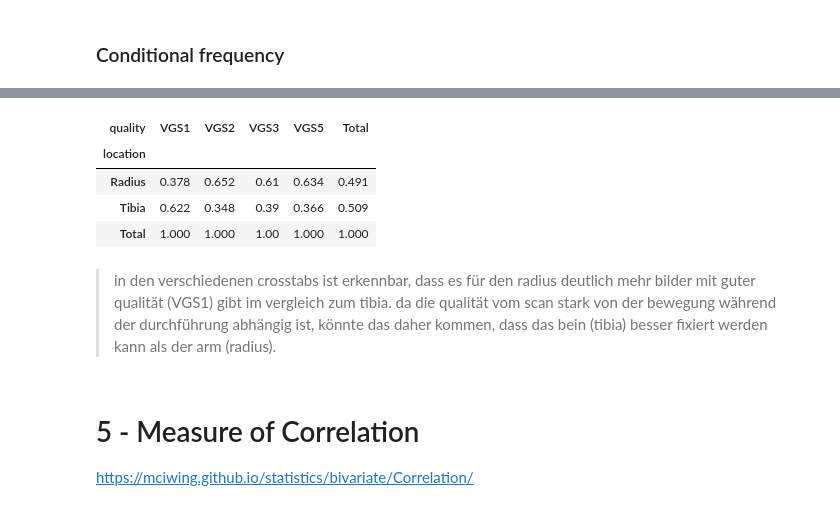
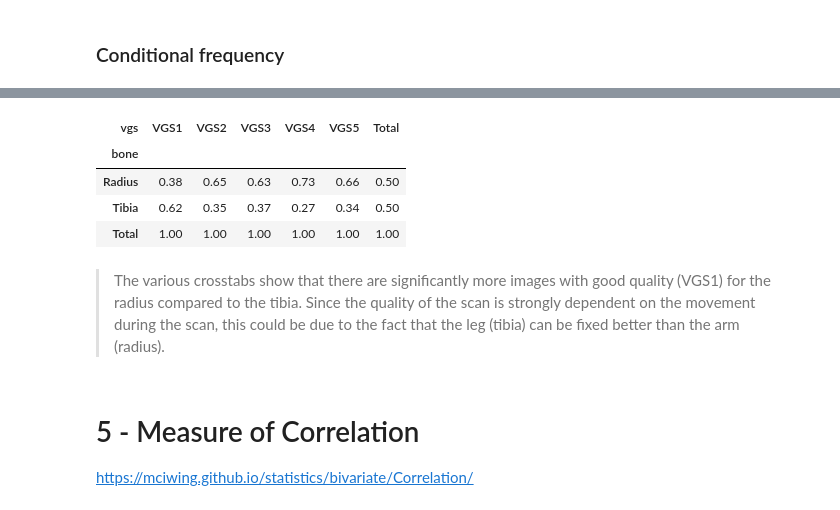
Before and after one commit to ThoAus/WING_Statistics, a Jupyter notebook: 90_project_statistics.ipynb, the cells around one changed output, grey strips where cells are left out. Saved outputs shown, nothing was run; the diff lists cells and outputs as text; code cells hidden in the pictures.

```diff
--- a/90_project_statistics.ipynb
+++ b/90_project_statistics.ipynb
@@ -3,15 +3,18 @@
 # %%
 from pathlib import Path
 import pandas as pd
-
+import numpy as np
 import plotly.express as px
-
+from scipy import stats
 import statistics
 
 # Set the plotly theme
 px.defaults.template = 'simple_white'
+
+# Set the pandas display options
+pd.options.display.float_format = '{:.2f}'.format
 # %%
 # Load the dataset
-data = pd.read_csv('dataset_management/dataset_details_and_split.csv')
+data = pd.read_csv('data/dataset_info_PPS.csv')
 data.head(3)
 # %% [output]
@@ -52,0 +67,5 @@ Index(['scan_id', 'patient_id', 'location', 'side', 'examination', 'quality',
+# %%
+# calculate the total number of voxels
+data['n_voxels'] = data['x_shape'] * data['y_shape'] * data['z_shape']
+
+data.head(3)
@@ -174,0 +202,12 @@ Median: VGS1
+# %%
+print('vgs')
+print('----------------')
+
+print(f'Mode:   {data['vgs'].mode().values[0]}')
+
+# keep only the last character of the vgs column and convert it to an integer to calculate the median
+data['vgs_int'] = data['vgs'].str[-1].astype(int)
+vgs_median = int(data['vgs_int'].median())
+vgs_median = f'VGS{vgs_median}'
+
+print(f'Median: {vgs_median}')
@@ -459,24 +558,24 @@ cond_frequency_df
 # %%
 cond_frequency_df = pd.crosstab(
-    data['location'],
-    data['quality'],
+    data['bone'],
+    data['vgs'],
     margins=True,
     margins_name='Total',
     normalize='columns',
     ).round(3)
 
 # add a row with the total values for each column
 cond_frequency_df.loc['Total'] = cond_frequency_df.sum()
 
 cond_frequency_df
 # %% [output]
-| quality | VGS1 | VGS2 | VGS3 | VGS5 | Total |
-| location |  |  |  |  |  |
-| Radius | 0.378 | 0.652 | 0.61 | 0.634 | 0.491 |
-| Tibia | 0.622 | 0.348 | 0.39 | 0.366 | 0.509 |
-| Total | 1.000 | 1.000 | 1.00 | 1.000 | 1.000 |
+| vgs | VGS1 | VGS2 | VGS3 | VGS4 | VGS5 | Total |
+| bone |  |  |  |  |  |  |
+| Radius | 0.38 | 0.65 | 0.63 | 0.73 | 0.66 | 0.50 |
+| Tibia | 0.62 | 0.35 | 0.37 | 0.27 | 0.34 | 0.50 |
+| Total | 1.00 | 1.00 | 1.00 | 1.00 | 1.00 | 1.00 |
-# %% [markdown]
-> in den verschiedenen crosstabs ist erkennbar, dass es für den radius deutlich mehr bilder mit guter qualität (VGS1) gibt im vergleich zum tibia. da die qualität vom scan stark von der bewegung während der durchführung abhängig ist, könnte das daher kommen, dass das bein (tibia) besser fixiert werden kann als der arm (radius).
+# %% [markdown]
+> The various crosstabs show that there are significantly more images with good quality (VGS1) for the radius compared to the tibia. Since the quality of the scan is strongly dependent on the movement during the scan, this could be due to the fact that the leg (tibia) can be fixed better than the arm (radius).
 # %% [markdown]
 # 5 - Measure of Correlation
 https://mciwing.github.io/statistics/bivariate/Correlation/
```
Also changed, not shown: parts of 99 cells of this notebook, 2 other files.
